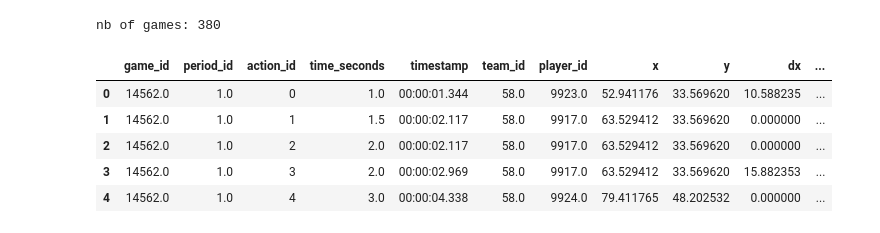
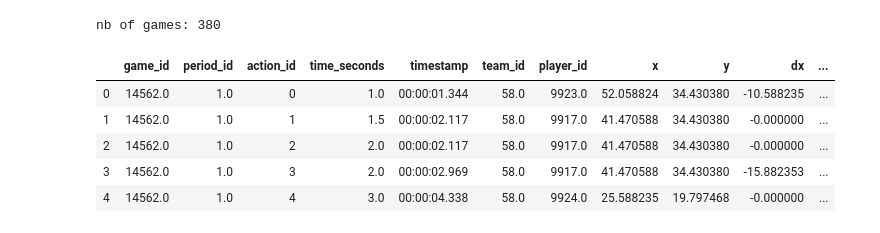
Before and after one commit to TomDecroos/atomic-spadl, a Jupyter notebook: pattern-notebooks/action-representation-gmm-Copy1.ipynb, the cells around one changed output. Saved outputs shown, nothing was run; the diff lists cells and outputs as text; code cells hidden in the pictures.

```diff
--- a/pattern-notebooks/action-representation-gmm-Copy1.ipynb
+++ b/pattern-notebooks/action-representation-gmm-Copy1.ipynb
@@ -17,7 +17,7 @@ The history saving thread hit an unexpected error (DatabaseError('database disk
 # %%
 ## Configure file and folder names
 datafolder = "../data/private"
-spadl_h5 = os.path.join(datafolder,"epl-spadl-statsbomb.h5")
+spadl_h5 = os.path.join(datafolder,"spadl-statsbomb.h5")
 # %%
 games = pd.read_hdf(spadl_h5,"games")
 games = games[(games.competition_name == "Premier League")
@@ -31,21 +31,21 @@ nb of games: 380
 # %%
 with pd.HDFStore(spadl_h5) as spadlstore:
     actions = []
     for game in tqdm.tqdm(games.itertuples()):
         a = spadlstore[f"atomic_actions/game_{game.game_id}"]
-        #[a] = fs.play_left_to_right([a],game.home_team_id)
+        [a] = fs.play_left_to_right([a],game.home_team_id)
         a["is_home"] = a.team_id == game.home_team_id
         actions.append(a)
     actions = pd.concat(actions)
     actions = actions.merge(spadlstore["atomic_actiontypes"],how="left")
 actions[:5]
 # %% [output]
 |  | game_id | period_id | action_id | time_seconds | timestamp | team_id | player_id | x | y | dx | ... |
-| 0 | 14562.0 | 1.0 | 0 | 1.0 | 00:00:01.344 | 58.0 | 9923.0 | 52.941176 | 33.569620 | 10.588235 | ... |
-| 1 | 14562.0 | 1.0 | 1 | 1.5 | 00:00:02.117 | 58.0 | 9917.0 | 63.529412 | 33.569620 | 0.000000 | ... |
-| 2 | 14562.0 | 1.0 | 2 | 2.0 | 00:00:02.117 | 58.0 | 9917.0 | 63.529412 | 33.569620 | 0.000000 | ... |
-| 3 | 14562.0 | 1.0 | 3 | 2.0 | 00:00:02.969 | 58.0 | 9917.0 | 63.529412 | 33.569620 | 15.882353 | ... |
-| 4 | 14562.0 | 1.0 | 4 | 3.0 | 00:00:04.338 | 58.0 | 9924.0 | 79.411765 | 48.202532 | 0.000000 | ... |
+| 0 | 14562.0 | 1.0 | 0 | 1.0 | 00:00:01.344 | 58.0 | 9923.0 | 52.058824 | 34.430380 | -10.588235 | ... |
+| 1 | 14562.0 | 1.0 | 1 | 1.5 | 00:00:02.117 | 58.0 | 9917.0 | 41.470588 | 34.430380 | -0.000000 | ... |
+| 2 | 14562.0 | 1.0 | 2 | 2.0 | 00:00:02.117 | 58.0 | 9917.0 | 41.470588 | 34.430380 | -0.000000 | ... |
+| 3 | 14562.0 | 1.0 | 3 | 2.0 | 00:00:02.969 | 58.0 | 9917.0 | 41.470588 | 34.430380 | -15.882353 | ... |
+| 4 | 14562.0 | 1.0 | 4 | 3.0 | 00:00:04.338 | 58.0 | 9924.0 | 25.588235 | 19.797468 | -0.000000 | ... |
 # %%
 # Make a nice action subset
 import pattern.action as pat
```
Also changed, not shown: parts of 38 cells of this notebook, 2 other files.
